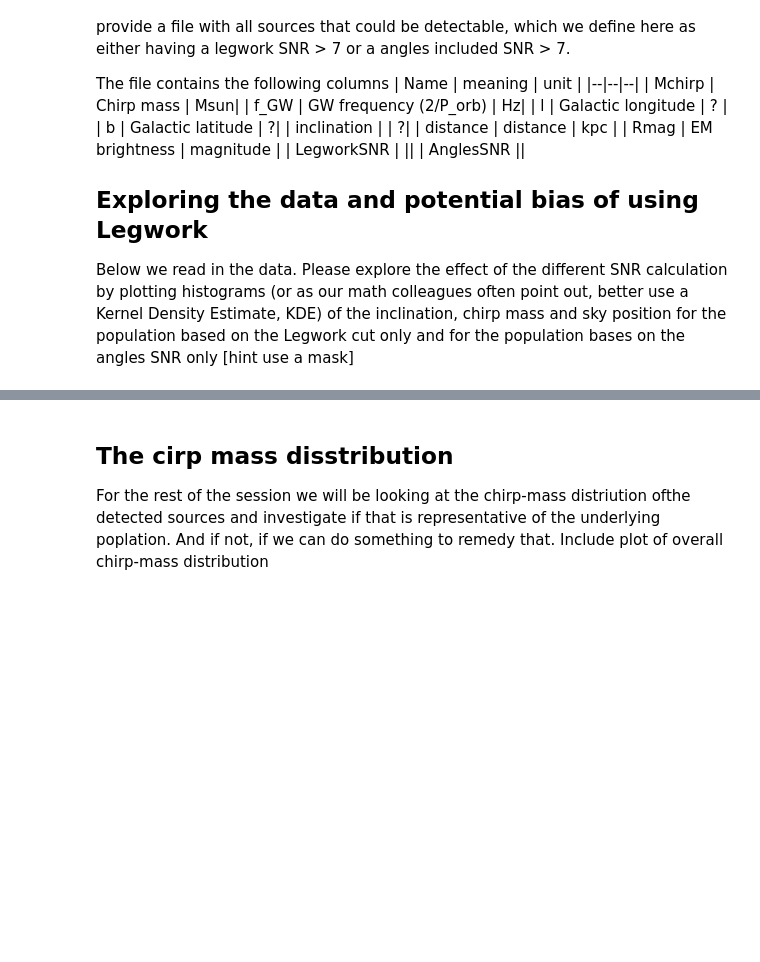
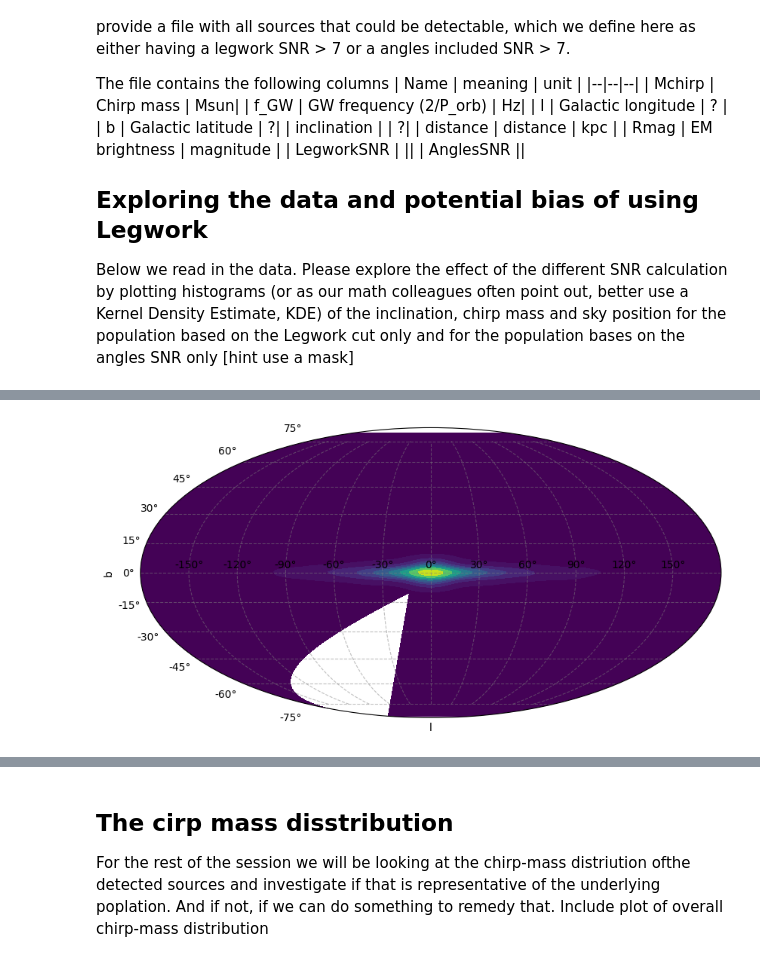
Before and after one commit to nelemans/LISA_GB_population, a Jupyter notebook: LISA_community_day_populations.ipynb, the cells around one changed output, grey strips where cells are left out. Drawn from its saved outputs; the diff is of its cells as text; code cells hidden in the pictures; blank space fills up the shorter version.

```diff
--- a/LISA_community_day_populations.ipynb
+++ b/LISA_community_day_populations.ipynb
@@ -343,0 +353,19 @@ TypeError: read_csv() missing 1 required positional argument: 'filepath_or_buffe
+# %%
+fig = plt.figure(figsize=(10, 5))
+ax = fig.add_subplot(111, projection='mollweide')
+
+# 4. Plot the KDE using seaborn, passing the explicit axis object
+sns.kdeplot(
+    x=data[maskLegwork]['l']/57.3,
+    y=data[maskLegwork]['b']/57.3,
+    ax=ax,
+    fill=True,
+    thresh=0.0,
+    levels=10,
+    cmap="viridis"
+)
+
+# 5. Format the grid and appearance
+ax.grid(True, color='gray', linestyle='--', alpha=0.5)
+# %% [output]
+[figure, added]
```
Also changed, not shown: parts of 7 cells of this notebook.
